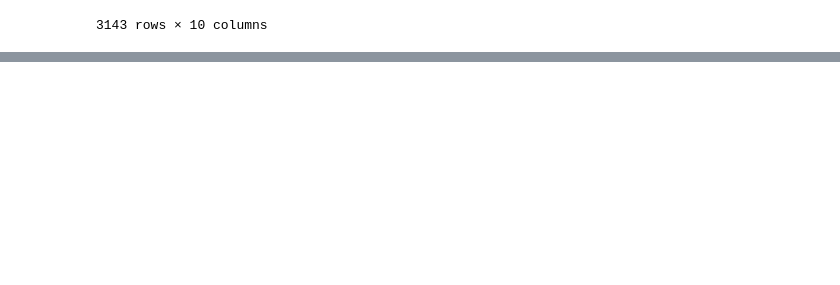
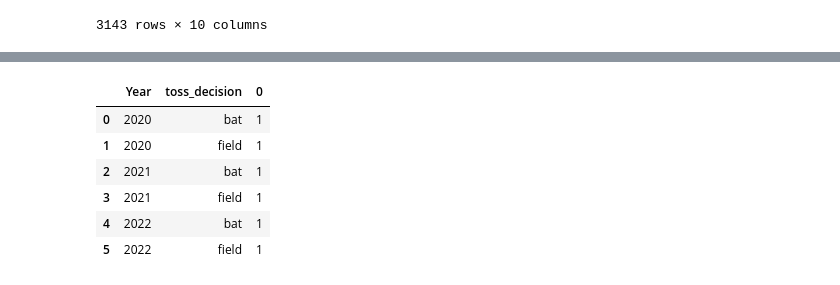
Before and after one commit to Narula901/Python-Library, a Jupyter notebook: Pandas/Groupby (Pandas).ipynb, the cells around one changed output, grey strips where cells are left out. Cells and saved outputs as stored; diff of their text form; code cells hidden in the pictures; blank space fills up the shorter version.

Commit message:
Uploaded data

```diff
--- a/Pandas/Groupby (Pandas).ipynb
+++ b/Pandas/Groupby (Pandas).ipynb
@@ -588,3 +588,21 @@ games
 | 3141 | Farming 2017 - The Simulation | PS4 | 1970-01-01 | Simulation | UIG Entertainment | 0.00 | 0.01 | 0.00 | 0.00 | ... |
 | 3142 | Rugby Challenge 3 | XOne | 1970-01-01 | Sports | Alternative Software | 0.00 | 0.01 | 0.00 | 0.00 | ... |
 3143 rows × 10 columns
+# %%
+## IPL Data Practice
+import pandas as pd
+
+# Create a sample DataFrame
+data = {
+    'Year': [2020, 2020, 2021, 2021, 2022, 2022],
+    'toss_decision': ['bat', 'field', 'bat', 'field', 'bat', 'field'],
+    'match_result': ['win', 'lose', 'win', 'win', 'lose', 'lose']
+}
+
+match_data = pd.DataFrame(data)
+
+# Grouping the DataFrame by 'Year' and 'toss_decision' and counting the occurrences
+df = match_data.groupby(['Year', 'toss_decision']).size()
+
+# Display the result
+print(df)
@@ -590,0 +618,10 @@ games
+# %%
+df.reset_index()
+# %% [output]
+|  | Year | toss_decision | 0 |
+| 0 | 2020 | bat | 1 |
+| 1 | 2020 | field | 1 |
+| 2 | 2021 | bat | 1 |
+| 3 | 2021 | field | 1 |
+| 4 | 2022 | bat | 1 |
+| 5 | 2022 | field | 1 |
```
Also changed, not shown: parts of 1 cell of this notebook.
